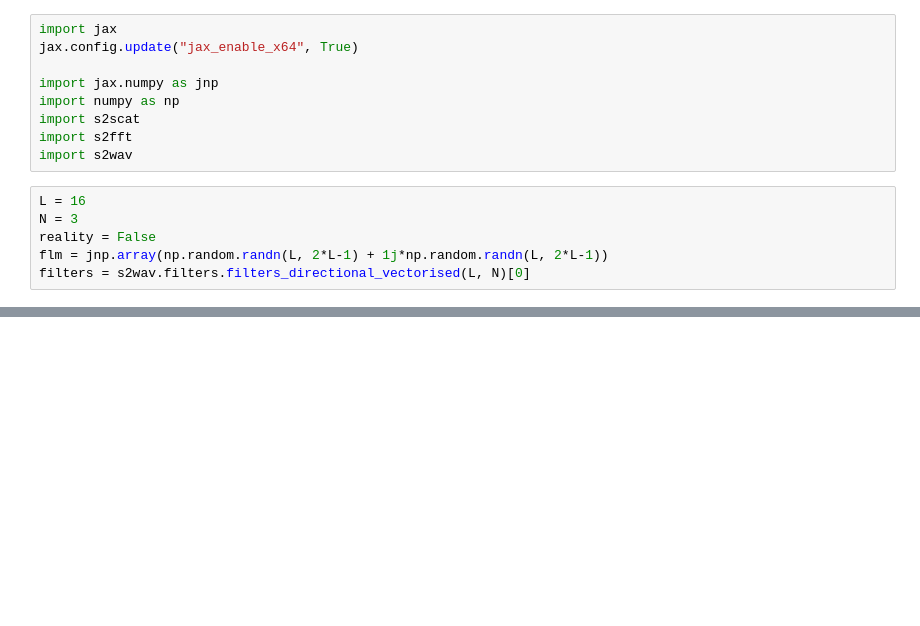
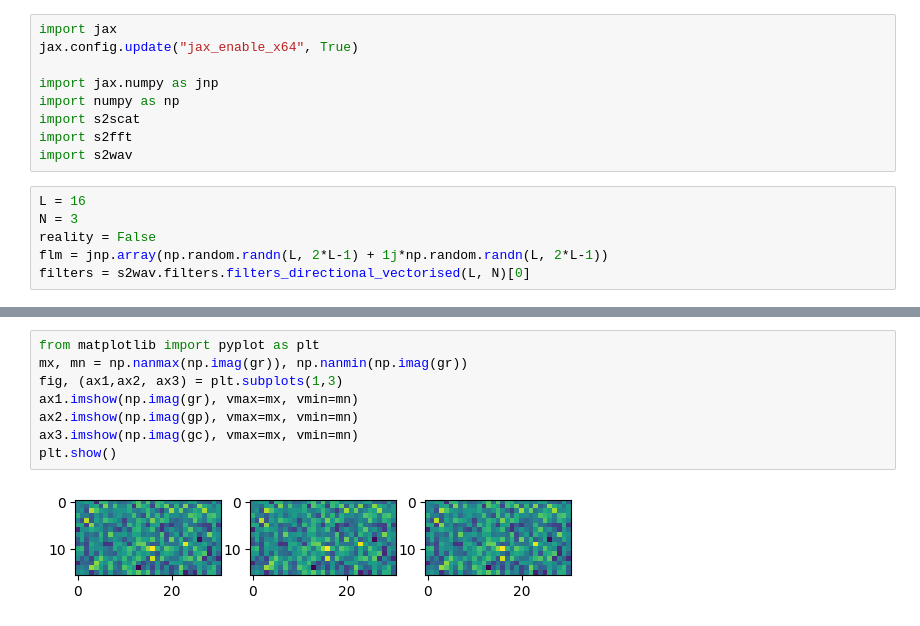
Before and after one commit to astro-informatics/s2scat, a Jupyter notebook: notebooks/dev_ops.ipynb, the cells around one changed output, grey strips where cells are left out. Cells and saved outputs as stored; diff of their text form; blank space fills up the shorter version.

```diff
--- a/notebooks/dev_ops.ipynb
+++ b/notebooks/dev_ops.ipynb
@@ -66,0 +114,10 @@ def new_func(flm):
+# %%
+from matplotlib import pyplot as plt
+mx, mn = np.nanmax(np.imag(gr)), np.nanmin(np.imag(gr))
+fig, (ax1,ax2, ax3) = plt.subplots(1,3)
+ax1.imshow(np.imag(gr), vmax=mx, vmin=mn)
+ax2.imshow(np.imag(gp), vmax=mx, vmin=mn)
+ax3.imshow(np.imag(gc), vmax=mx, vmin=mn)
+plt.show()
+# %% [output]
+[figure, added]
```
Also changed, not shown: parts of 12 cells of this notebook.
